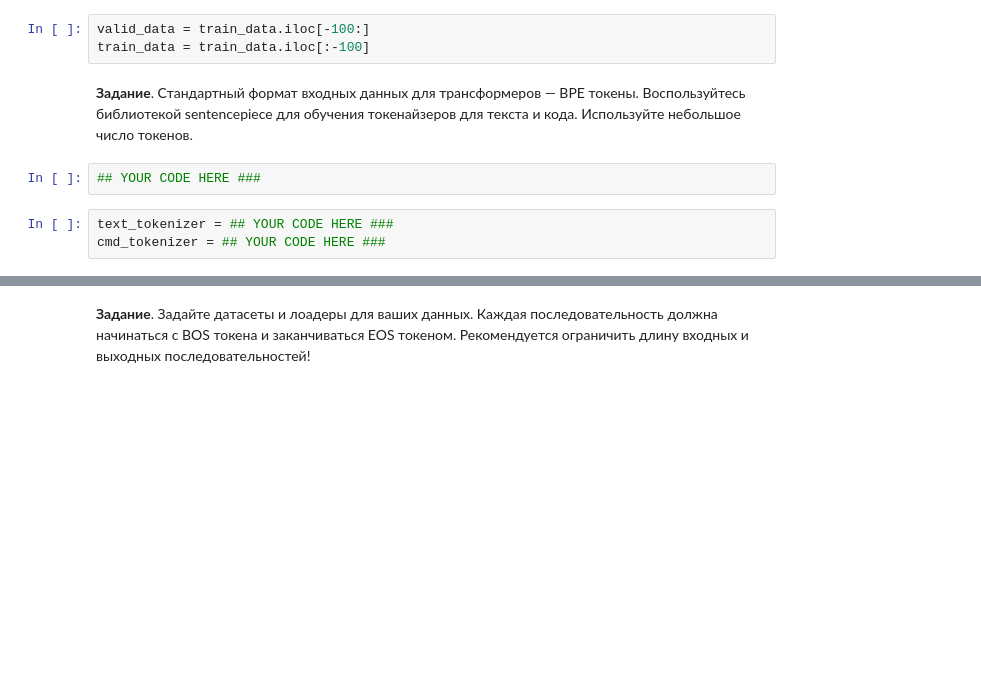
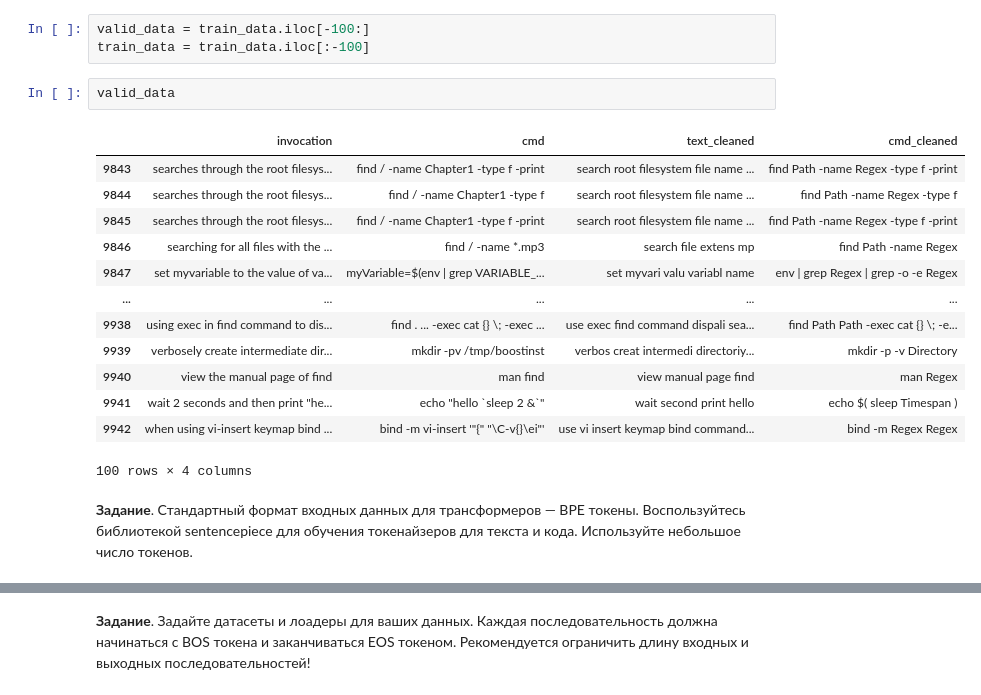
Before and after one commit to Bicdan/mmot4, a Jupyter notebook: lab_generation.ipynb, the cells around one changed output, grey strips where cells are left out. Cells and saved outputs as stored; diff of their text form; blank space fills up the shorter version.

```diff
--- a/lab_generation.ipynb
+++ b/lab_generation.ipynb
@@ -131,10 +133,21 @@ test_data['cmd_cleaned'] = test_data['cmd'].apply(partial(cmd2template, loose_co
 # %%
 valid_data = train_data.iloc[-100:]
 train_data = train_data.iloc[:-100]
+# %%
+valid_data
+# %% [output]
+|  | invocation | cmd | text_cleaned | cmd_cleaned |
+| 9843 | searches through the root filesys... | find / -name Chapter1 -type f -print | search root filesystem file name ... | find Path -name Regex -type f -print |
+| 9844 | searches through the root filesys... | find / -name Chapter1 -type f | search root filesystem file name ... | find Path -name Regex -type f |
+| 9845 | searches through the root filesys... | find / -name Chapter1 -type f -print | search root filesystem file name ... | find Path -name Regex -type f -print |
+| 9846 | searching for all files with the ... | find / -name *.mp3 | search file extens mp | find Path -name Regex |
+| 9847 | set myvariable to the value of va... | myVariable=$(env | grep VARIABLE_... | set myvari valu variabl name | env | grep Regex | grep -o -e Regex |
+| ... | ... | ... | ... | ... |
+| 9938 | using exec in find command to dis... | find . ... -exec cat {} \; -exec ... | use exec find command dispali sea... | find Path Path -exec cat {} \; -e... |
+| 9939 | verbosely create intermediate dir... | mkdir -pv /tmp/boostinst | verbos creat intermedi directoriy... | mkdir -p -v Directory |
+| 9940 | view the manual page of find | man find | view manual page find | man Regex |
+| 9941 | wait 2 seconds and then print "he... | echo "hello `sleep 2 &`" | wait second print hello | echo $( sleep Timespan ) |
+| 9942 | when using vi-insert keymap bind ... | bind -m vi-insert '"{" "\C-v{}\ei"' | use vi insert keymap bind command... | bind -m Regex Regex |
+100 rows × 4 columns
 # %% [markdown]
 **Задание**. Стандартный формат входных данных для трансформеров — BPE токены. Воспользуйтесь библиотекой sentencepiece для обучения токенайзеров для текста и кода. Используйте небольшое число токенов.
-# %%
-## YOUR CODE HERE ###
-# %%
-text_tokenizer = ## YOUR CODE HERE ###
-cmd_tokenizer = ## YOUR CODE HERE ###
```
Also changed, not shown: parts of 18 cells of this notebook.
